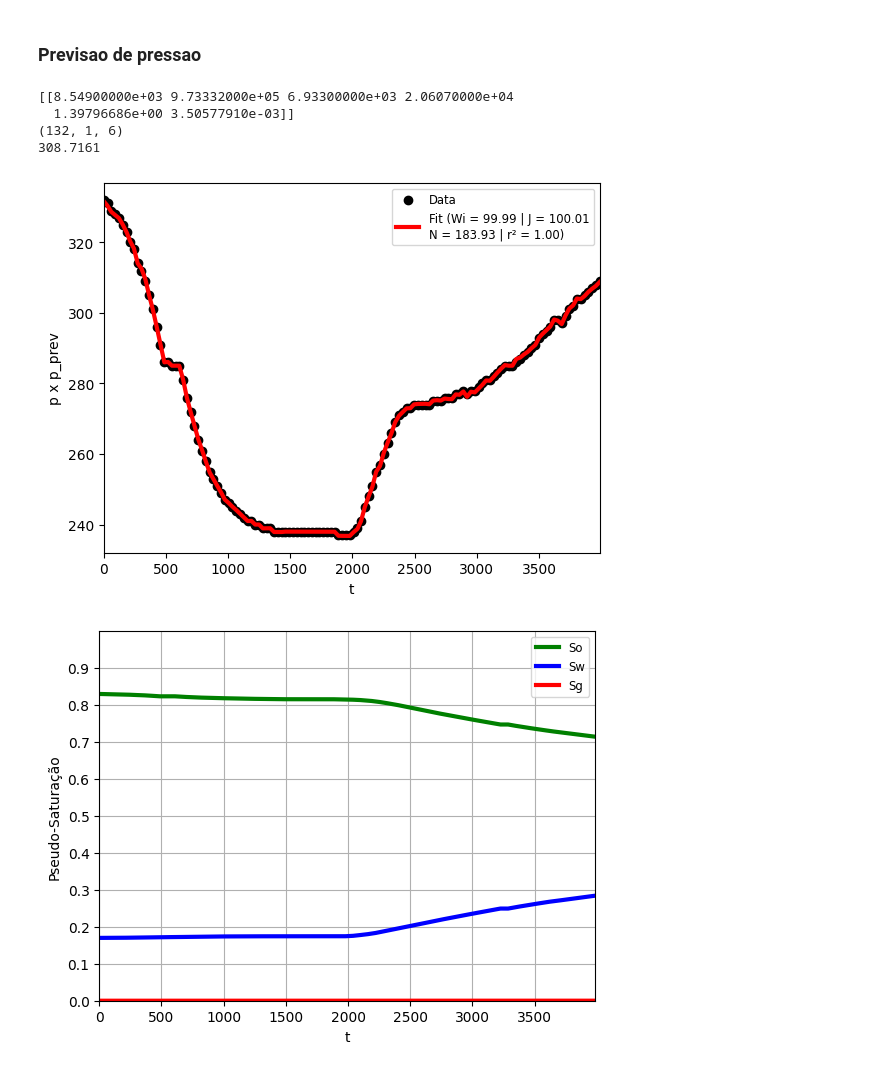
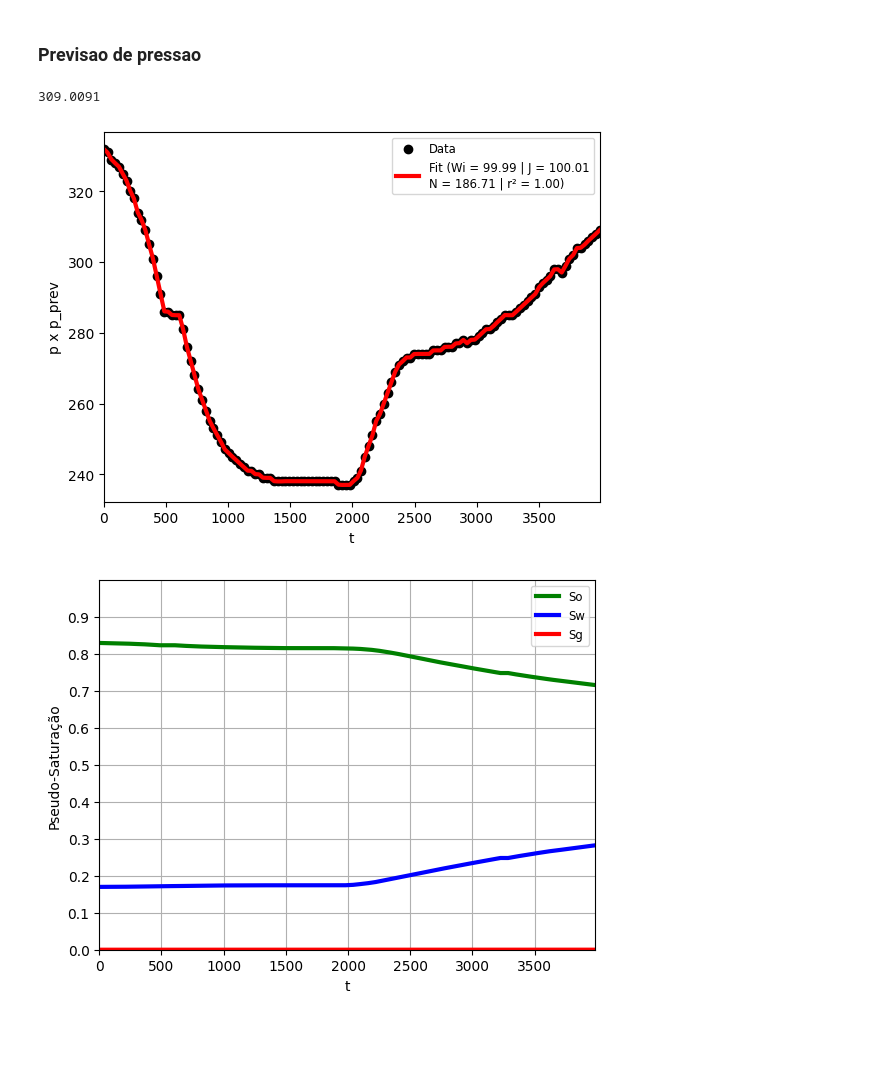
Before and after one commit to marcelogarret/projeto_mestrado, a Jupyter notebook: EBM_FIT_UNISIM_M_PINN.ipynb, the cells around one changed output. Drawn from its saved outputs; the diff is of its cells as text; code cells hidden in the pictures; blank space fills up the shorter version.

```diff
--- a/EBM_FIT_UNISIM_M_PINN.ipynb
+++ b/EBM_FIT_UNISIM_M_PINN.ipynb
@@ -574,11 +610,14 @@ X[0], y[0]
  Array(332., dtype=float32))
 # %%
 # train_size = len(X) - 24
-train_size = len(X)
+# train_size = len(X)
 # train_size = int(0.5 * len(X))
-val_size = train_size
+# val_size = train_size
+test_size = 24
+val_size = 12
+train_size = len(X) - test_size - val_size
 # test_size = len(X) - train_size - val_size
 # test_size = len(X) - train_size
-test_size = train_size
+# test_size = train_size
 train_size, val_size, test_size
 # %% [output]
@@ -650,11 +688,11 @@ class CNN1D(nn.Module):
         n_steps = x[0].shape[0]
 
         # Aplicar a primeira camada Conv1D
-        x = nn.Conv(features=32, kernel_size=(n_steps,), strides=(1,))(x)
+        x = nn.Conv(features=8, kernel_size=(n_steps,), strides=(1,))(x)
         x = nn.relu(x)
 
         # Aplicar a segunda camada Conv1D
-        x = nn.Conv(features=32, kernel_size=(n_steps,), strides=(1,))(x)
+        x = nn.Conv(features=8, kernel_size=(n_steps,), strides=(1,))(x)
         x = nn.relu(x)
 
         # Pooling global (reduz a dimensão temporal)
@@ -832,7 +870,7 @@ epochs = 50_000
 
 for epoch in range(epochs):
   loss, state = train_step(state, train_batch)
-  if epoch%100 == 0:
+  if epoch%1000 == 0:
     epoch_log.append(epoch)
     N_est = state.params["params"]["N"]
     Wi_est = state.params["params"]["Wi"]
@@ -848,7 +886,7 @@ for epoch in range(epochs):
     print(f"Epoch: {epoch} -- Total Loss: {loss['total_loss']:0.6f}  -- Data Loss: {loss['data_loss']:0.6f} -- Physics Loss: {loss['phy_loss']:0.6f} -- Error: {eval_error:0.6f} -- N: {N_est:0.2f} -- Wi: {Wi_est:0.2f} -- J: {J_est:0.2f}")
 
     # Salvar o estado do modelo com menor erro
-    if (epoch > 10_000) and (loss['total_loss'] < best_error):
-        best_error = loss['total_loss']
+    if (epoch > 10_000) and (eval_error < best_error):
+        best_error = eval_error
         best_state = state
 # %% [output]
@@ -1029,46 +1067,54 @@ df2
 # %%
 ## Previsao de pressao
 
 X_fc = X.copy()
+# print(X_fc.shape)
 new_vector = df2.iloc[-1, :-1].values.reshape(1,-1)
-print(new_vector)
+
+# Normalizar o new_vector usando o mesmo scaler aplicado às características originais
+new_vector = scaler.transform(new_vector)
+# print(new_vector)
+new_vector = new_vector.reshape((1, new_vector.shape[0], new_vector.shape[1]))
+# print(new_vector.shape)
+
+# Adicionar ao X_fc
+X_fc = jnp.concatenate([X_fc, new_vector], axis=0)
+# print(X_fc.shape)
 
 # Normalizando
-new_vector[:,0] = (new_vector[:,0] - qo_min) / (qo_max - qo_min)
-new_vector[:,1] = (new_vector[:,1] - qg_min) / (qg_max - qg_min)
-new_vector[:,2] = (new_vector[:,2] - qw_min) / (qw_max - qw_min)
-new_vector[:,3] = (new_vector[:,3] - qwi_min) / (qwi_max - qwi_min)
-new_vector[:,4] = (new_vector[:,4] - bo_min) / (bo_max - bo_min)
-new_vector[:,5] = (new_vector[:,5] - bg_min) / (bg_max - bg_min)
-new_vector = jnp.array(new_vector)
+# new_vector[:,0] = (new_vector[:,0] - qo_min) / (qo_max - qo_min)
+# new_vector[:,1] = (new_vector[:,1] - qg_min) / (qg_max - qg_min)
+# new_vector[:,2] = (new_vector[:,2] - qw_min) / (qw_max - qw_min)
+# new_vector[:,3] = (new_vector[:,3] - qwi_min) / (qwi_max - qwi_min)
+# new_vector[:,4] = (new_vector[:,4] - bo_min) / (bo_max - bo_min)
+# new_vector[:,5] = (new_vector[:,5] - bg_min) / (bg_max - bg_min)
+# new_vector[:,6] = (new_vector[:,6] - p_min) / (p_max - p_min)
+# new_vector = jnp.array(new_vector)
 
 # new_vector = jnp.array(scaler.transform((df2.iloc[-1, :-1].values.reshape(1,-1))))
 # new_vector = jnp.array(df2.iloc[-1, :-1].values.reshape(1,-1)/max_scaler)
-new_vector = new_vector.reshape((1, new_vector.shape[0], new_vector.shape[1]))
-X_fc = jnp.concatenate([X_fc, new_vector], axis=0)
-print(X_fc.shape)
+# new_vector = new_vector.reshape((1, new_vector.shape[0], new_vector.shape[1]))
+# X_fc = jnp.concatenate([X_fc, new_vector], axis=0)
+# print(X_fc.shape)
 
 p_prev = vmap(best_state.apply_fn, (None, 0))(best_state.params, X_fc)
 print(p_prev[-1])
 ppa_med = pa_med
 
 r2_2 = r2_score(p, p_prev)
 # print(p_prev)
 
 plt.scatter(t, p, label="Data", color="black")
 plt.plot(t, p_prev, label=f"Fit (Wi = {Wi_est:0.2f} | J = {J_est:0.2f}" + "\n" + f"N = {N_est:0.2f} | r\N{SUPERSCRIPT TWO} = {r2_2:.2f})", color="red", linewidth=3)
 # plt.plot(t, ppa_med, label="Aquif. Pressure", color="blue", linewidth=3)
 plt.legend(fontsize='small')
 plt.xlabel("t")
 plt.ylabel("p x p_prev")
 plt.xlim(0, hist_df.iloc[-1, 6])
 plt.show()
 # %% [output]
-[[8.54900000e+03 9.73332000e+05 6.93300000e+03 2.06070000e+04
-  1.39796686e+00 3.50577910e-03]]
-(132, 1, 6)
-308.7161
+309.0091
-[figure, old version]
+[figure, new version]
 # %%
 ## Saturacoes de fluidos
 
```
Also changed, not shown: parts of 32 cells of this notebook.
